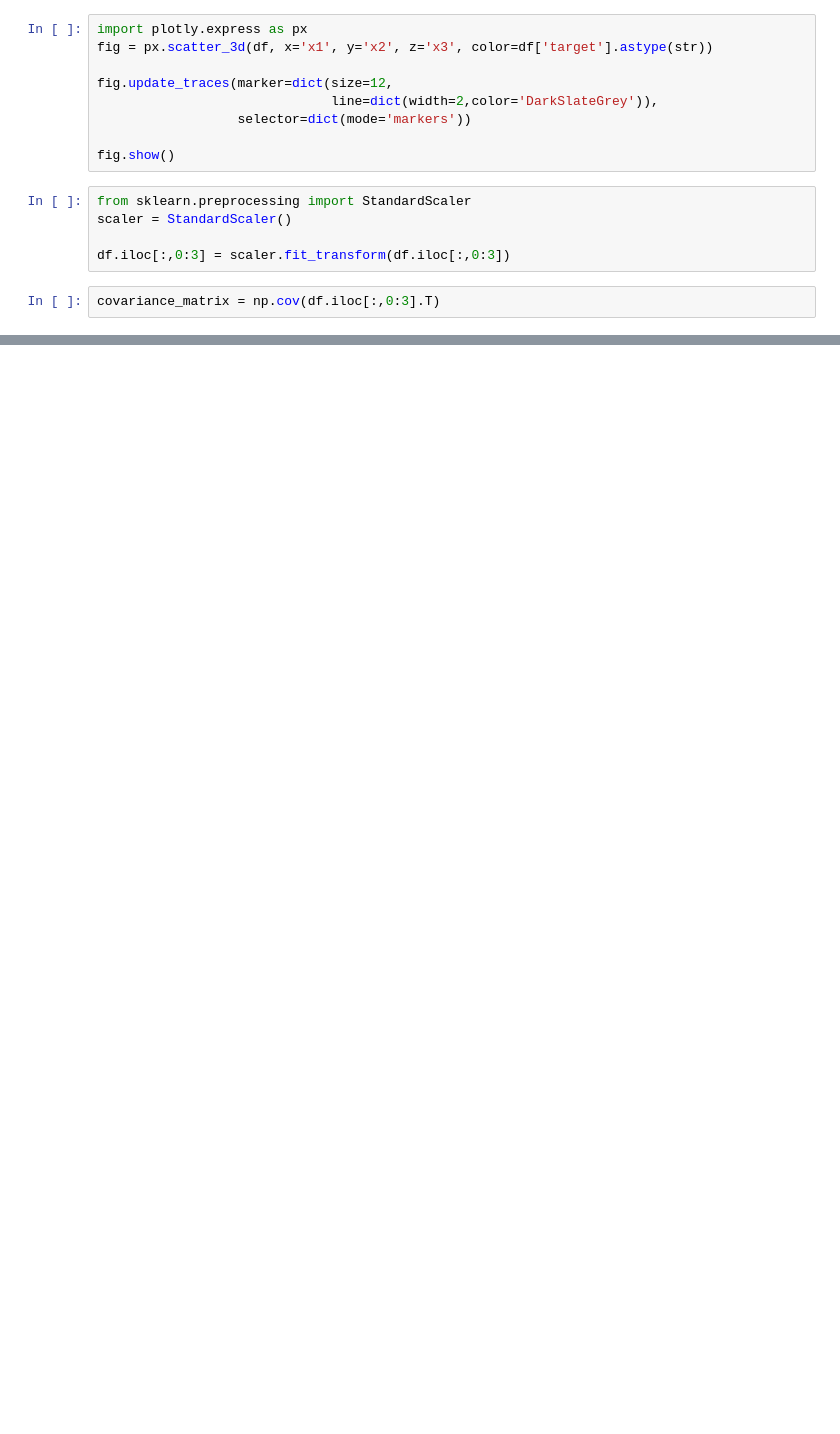
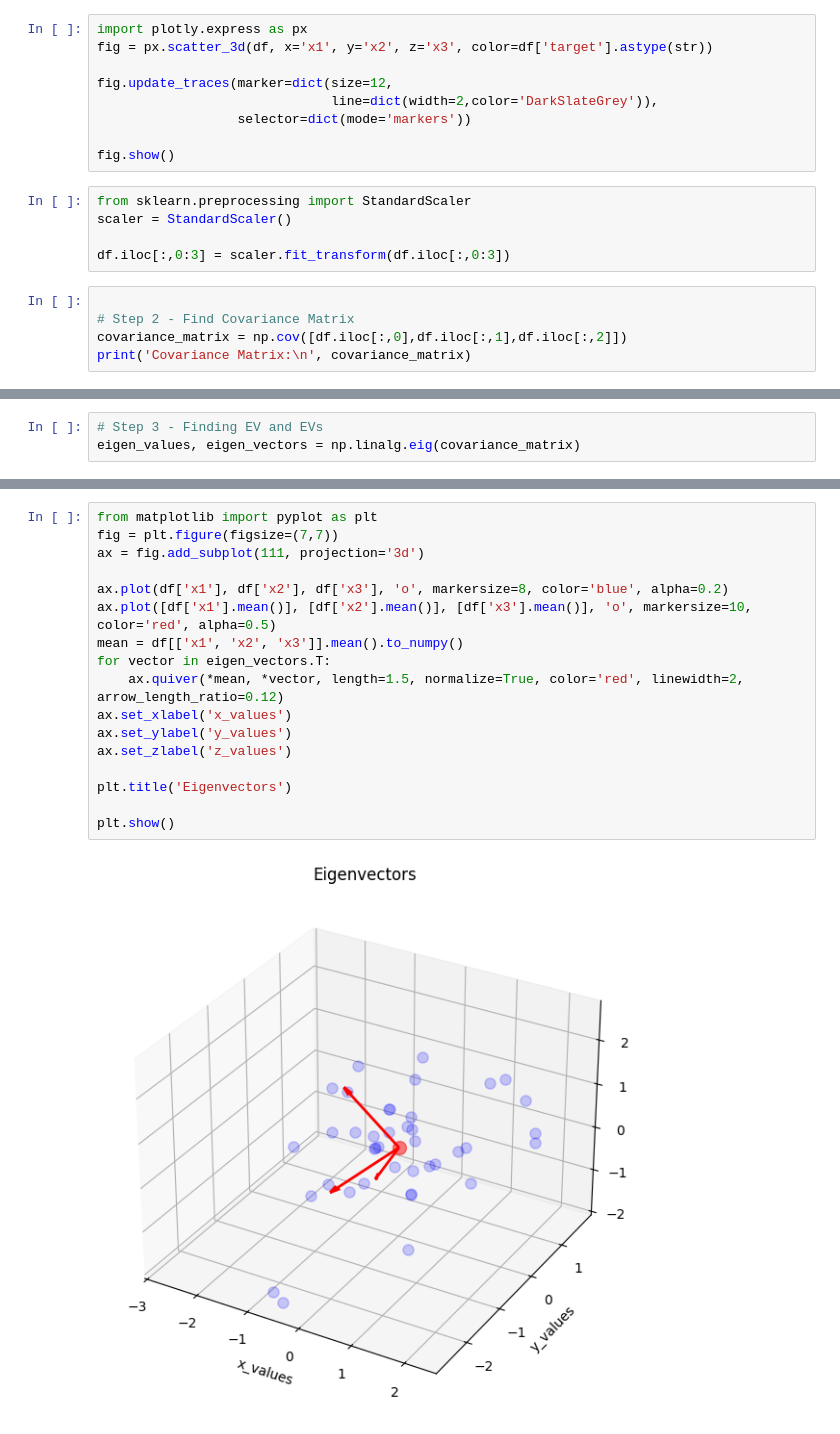
Before and after one commit to nur21horin/machine_learning, a Jupyter notebook: pca.ipynb, the cells around one changed output, grey strips where cells are left out. Cells and saved outputs as stored; diff of their text form; blank space fills up the shorter version.

```diff
--- a/pca.ipynb
+++ b/pca.ipynb
@@ -53,4 +53,7 @@ scaler = StandardScaler()
 
 df.iloc[:,0:3] = scaler.fit_transform(df.iloc[:,0:3])
 # %%
-covariance_matrix = np.cov(df.iloc[:,0:3].T)
+
+# Step 2 - Find Covariance Matrix
+covariance_matrix = np.cov([df.iloc[:,0],df.iloc[:,1],df.iloc[:,2]])
+print('Covariance Matrix:\n', covariance_matrix)
@@ -56,0 +65,3 @@ covariance_matrix = np.cov(df.iloc[:,0:3].T)
+# %%
+# Step 3 - Finding EV and EVs
+eigen_values, eigen_vectors = np.linalg.eig(covariance_matrix)
@@ -56,0 +83,19 @@ covariance_matrix = np.cov(df.iloc[:,0:3].T)
+# %%
+from matplotlib import pyplot as plt
+fig = plt.figure(figsize=(7,7))
+ax = fig.add_subplot(111, projection='3d')
+
+ax.plot(df['x1'], df['x2'], df['x3'], 'o', markersize=8, color='blue', alpha=0.2)
+ax.plot([df['x1'].mean()], [df['x2'].mean()], [df['x3'].mean()], 'o', markersize=10, color='red', alpha=0.5)
+mean = df[['x1', 'x2', 'x3']].mean().to_numpy()
+for vector in eigen_vectors.T:
+    ax.quiver(*mean, *vector, length=1.5, normalize=True, color='red', linewidth=2, arrow_length_ratio=0.12)
+ax.set_xlabel('x_values')
+ax.set_ylabel('y_values')
+ax.set_zlabel('z_values')
+
+plt.title('Eigenvectors')
+
+plt.show()
+# %% [output]
+[figure, added]
```
Also changed, not shown: parts of 8 cells of this notebook.
